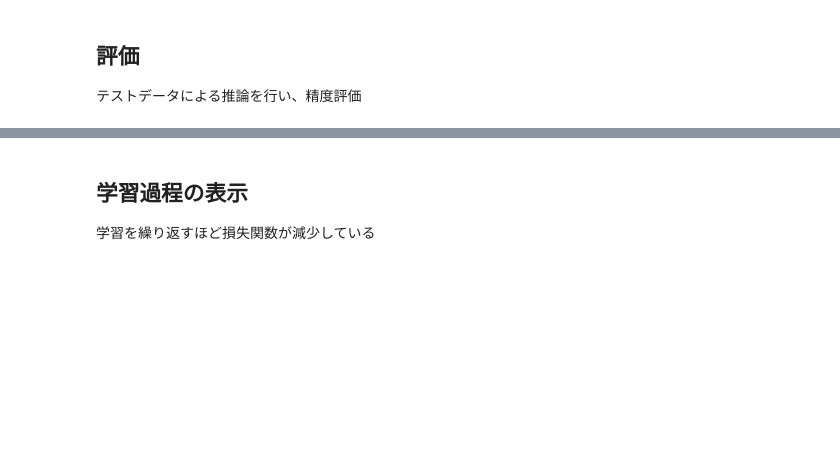
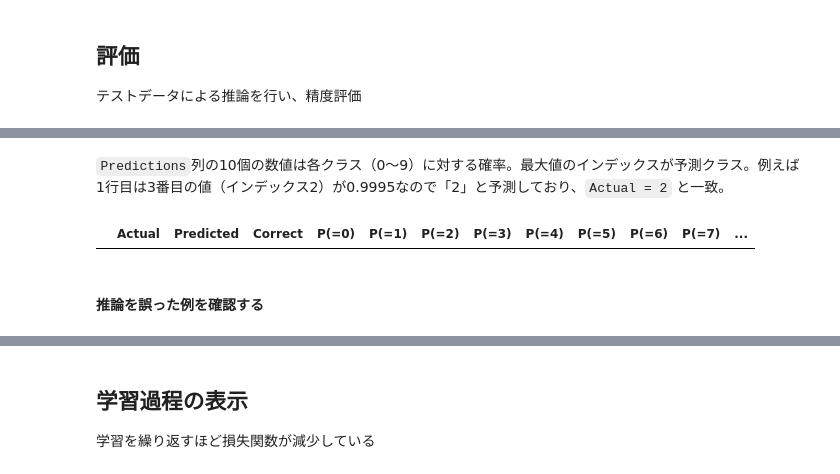
Before and after one commit to AquilaITOH/MedicalDataScience-exercises, a Jupyter notebook: 26_Medical_DataScience_06.ipynb, the cells around one changed output, grey strips where cells are left out. Cells and saved outputs as stored; diff of their text form; code cells hidden in the pictures; blank space fills up the shorter version.

```diff
--- a/26_Medical_DataScience_06.ipynb
+++ b/26_Medical_DataScience_06.ipynb
@@ -361,3 +525,12 @@ results[1:10]
+# %% [markdown]
+`Predictions`列の10個の数値は各クラス（0〜9）に対する確率。最大値のインデックスが予測クラス。例えば1行目は3番目の値（インデックス2）が0.9995なので「2」と予測しており、`Actual = 2` と一致。
+# %%
+# 誤分類サンプルのみ表示
+prob_df[prob_df['Correct'] == False]
+# %% [output]
+|  | Actual | Predicted | Correct | P(=0) | P(=1) | P(=2) | P(=3) | P(=4) | P(=5) | P(=6) | P(=7) | ... |
+# %% [markdown]
+#### 推論を誤った例を確認する
 # %%
 # Xの53230番目のデータをtest_numberへ切り出す
 test_number = X_test[8,:]
```
Also changed, not shown: parts of 24 cells of this notebook.
